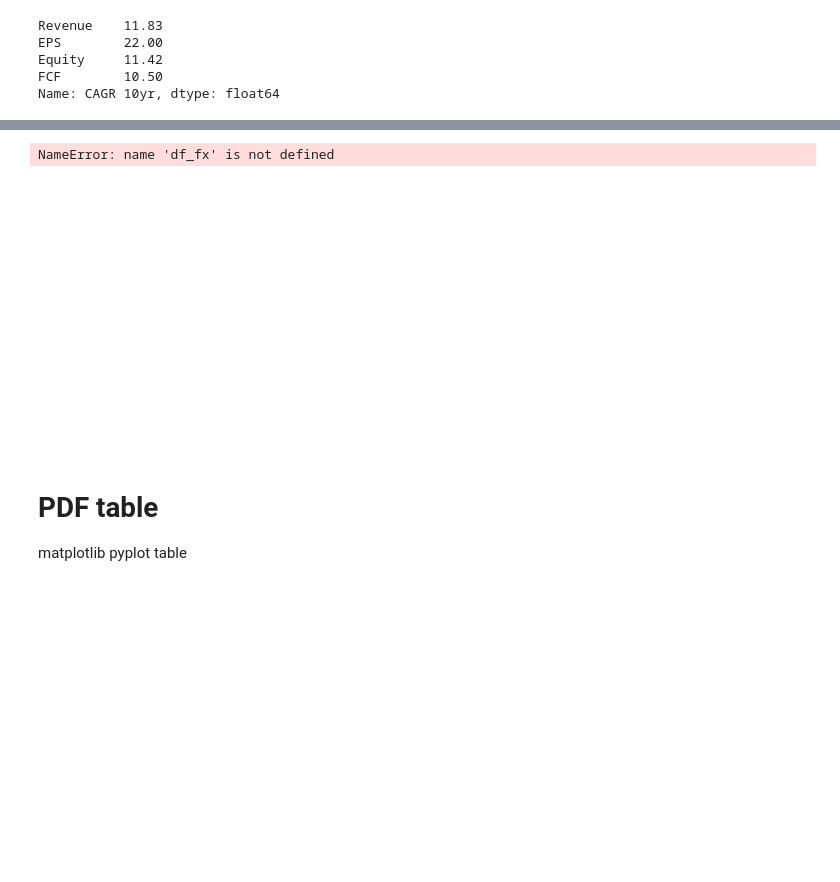
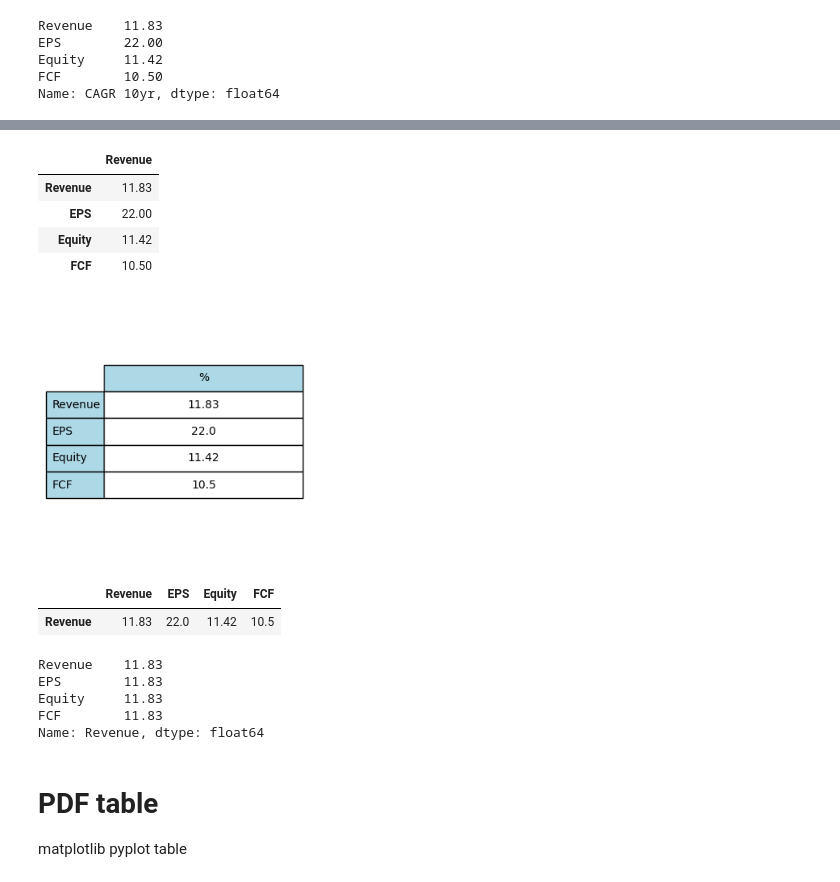
Before and after one commit to xitxat/FundamentalAnalysis, a Jupyter notebook: FA/Value01.ipynb, the cells around one changed output, grey strips where cells are left out. Cells and saved outputs as stored; diff of their text form; code cells hidden in the pictures; blank space fills up the shorter version.

```diff
--- a/FA/Value01.ipynb
+++ b/FA/Value01.ipynb
@@ -631,25 +640,55 @@ Name: CAGR 10yr, dtype: float64
+# %%
+# TRANSFORM
+df_cagr = pd.DataFrame(dic_cagr, index=dic_cagr.keys() ).T
+df_cagr_1 = df_cagr['Revenue']
+df_cagr_2 = pd.DataFrame(df_cagr_1)
+df_cagr_2
+# %% [output]
+|  | Revenue |
+| Revenue | 11.83 |
+| EPS | 22.00 |
+| Equity | 11.42 |
+| FCF | 10.50 |
 # %%
-fig, ax =plt.subplots(figsize=(12,4))
+fig, ax =plt.subplots(figsize=(8,4))
 
 ax.axis('tight')
 ax.axis('off')
 # ax.set_title("Table", fontsize=16, weight='bold')
-the_table = ax.table(rowLabels=df_fx.index,
+tbl_cagr = ax.table(rowLabels=df_cagr_2.index,
                         rowColours =["lightblue"] * 10 ,
                         colColours =["lightblue"] * 10 ,
-                        cellText=df_fx.values,
+                        cellText=df_cagr_2.values,
                         cellLoc="center",
-                        colLabels=(  df_fx.columns),
+                        colLabels='%',
                         loc='left',
-                        colWidths=[0.1])
-
+                        colWidths=[0.2])
 
 
 tbl_cagr.scale(2, 2) # make table a little bit larger
-tbl_cagr
 # %% [output]
-NameError: name 'df_fx' is not defined
-[figure, old version]
+[figure, new version]
+# %%
+# TRY HEAD
+df_cagr = pd.DataFrame(dic_cagr, index=dic_cagr.keys(), ).head(1)
+
+
+df_cagr.style.hide(axis="index")
+df_cagr
+# %% [output]
+|  | Revenue | EPS | Equity | FCF |
+| Revenue | 11.83 | 22.0 | 11.42 | 10.5 |
+# %%
+# ILOC
+
+df_cagr = df_cagr.iloc[:,0]
+df_cagr
+# %% [output]
+Revenue    11.83
+EPS        11.83
+Equity     11.83
+FCF        11.83
+Name: Revenue, dtype: float64
 # %% [markdown]
 # PDF table
 matplotlib pyplot table
```
Also changed, not shown: parts of 8 cells of this notebook.
